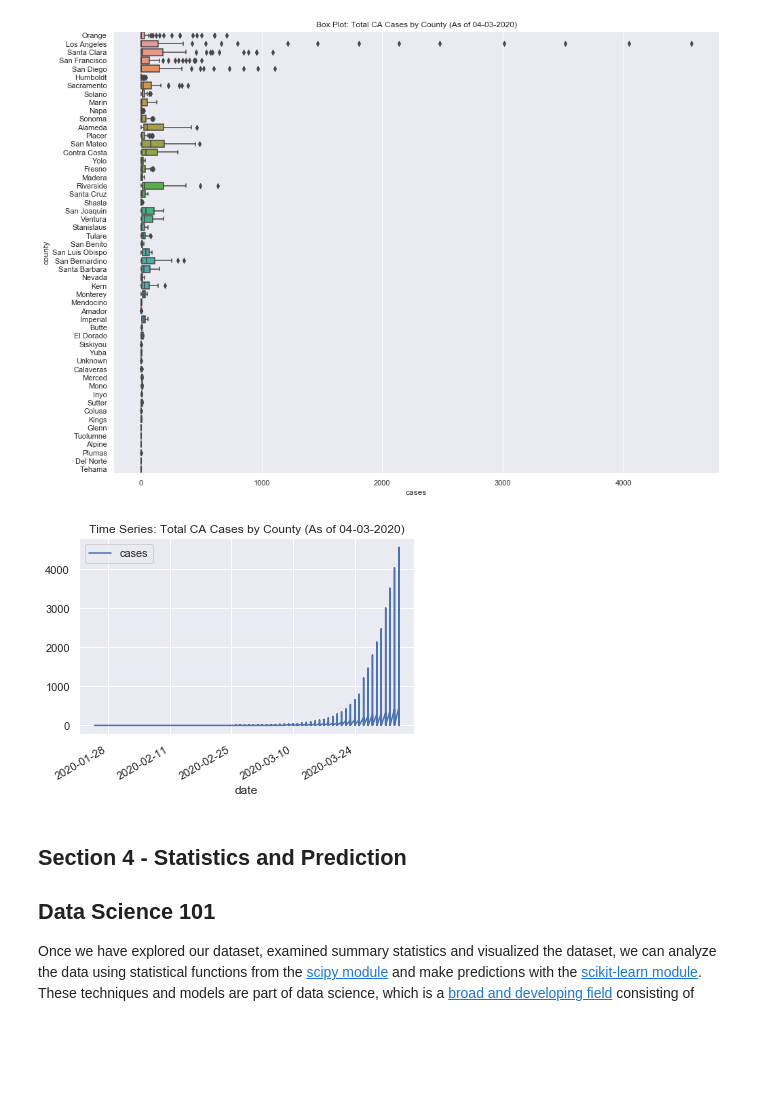
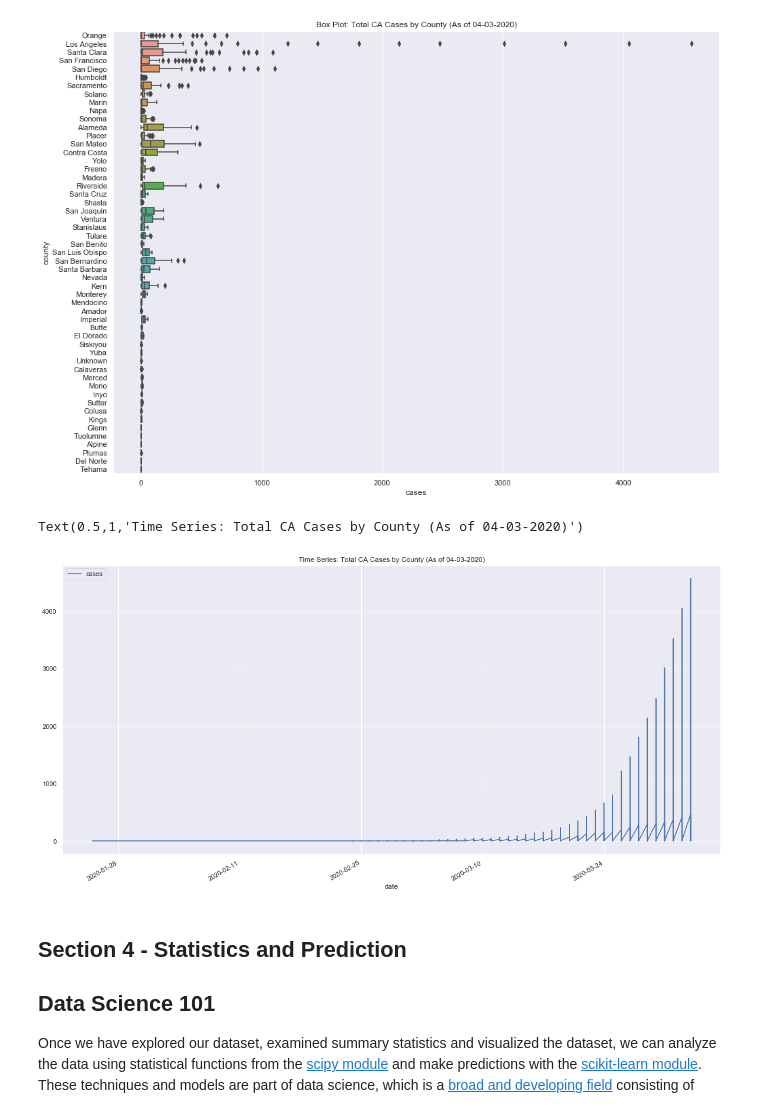
Before and after one commit to walteryu/code4sac, a Jupyter notebook: covid/covid_analysis_v1.ipynb, the cells around one changed output. Saved outputs shown, nothing was run; the diff lists cells and outputs as text; code cells hidden in the pictures; blank space fills up the shorter version.

```diff
--- a/covid/covid_analysis_v1.ipynb
+++ b/covid/covid_analysis_v1.ipynb
@@ -156,11 +156,11 @@ The source data documentation describes the project is as follows:
 
 > The data is the product of dozens of journalists working across several time zones to monitor news conferences, analyze data releases and seek clarification from public officials on how they categorize cases.
 # %%
-# 02A - Load data into notebook
+# 02A.01 - Load data into notebook
 # Source data: https://raw.githubusercontent.com/nytimes/covid-19-data/master/us-counties.csv
 
 # load data into notebook; make sure file is in folder as notebook
-df_total = pd.read_csv('data/us-counties.csv')
+df_total = pd.read_csv('data/nyt_county_cases.csv')
 
 print("*** dataset info - total cases by US county ***")
 print(df_total.info())
@@ -335,13 +433,15 @@ ax = sns.boxplot(
 # %%
 # 03c - create time series
 
-# Create chart
-ax = df_california.plot(x='date', y='cases')
-ax = plt.title(
+# create chart and adjust figure size
+# ref: https://www.drawingfromdata.com/setting-figure-size-using-seaborn-and-matplotlib
+df_california.plot(x='date', y='cases', figsize=(20,10))
+plt.title(
     'Time Series: Total CA Cases by County (As of 04-03-2020)'
 )
 # %% [output]
+Text(0.5,1,'Time Series: Total CA Cases by County (As of 04-03-2020)')
-[figure, old version]
+[figure, new version]
 # %% [markdown]
 ## Section 4 - Statistics and Prediction
 
```
Also changed, not shown: parts of 5 cells of this notebook.
